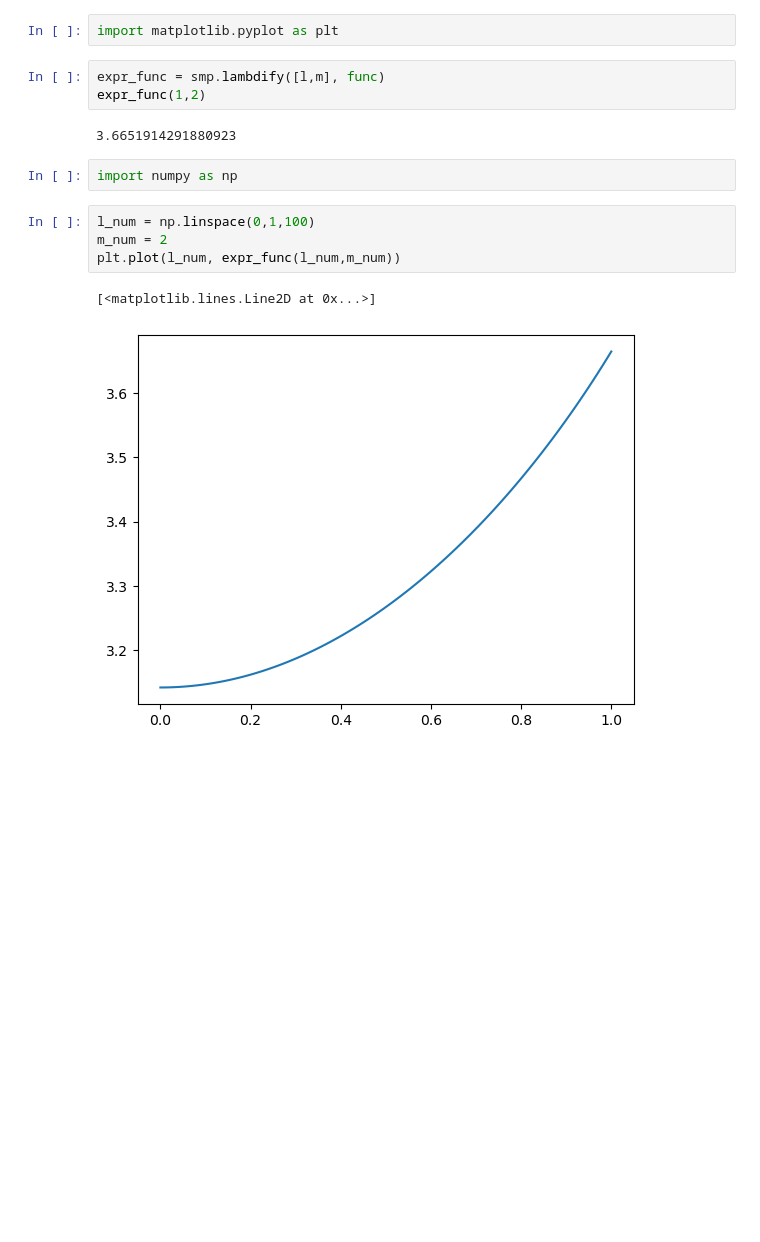
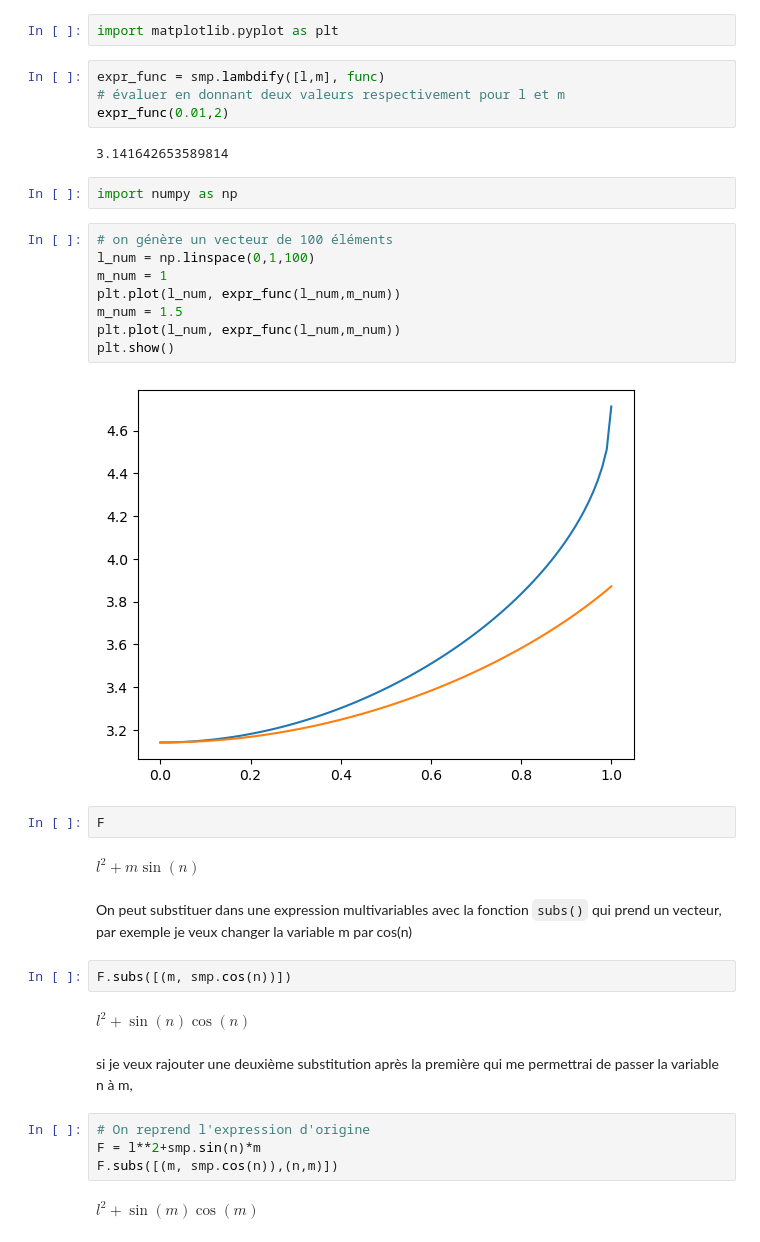
Before and after one commit to bzerourou/Python, a Jupyter notebook: sympy.ipynb, the cells around one changed output. Cells and saved outputs as stored; diff of their text form; blank space fills up the shorter version.

Commit message:
rajouter la fonction de substitution des expressions subs()

```diff
--- a/sympy.ipynb
+++ b/sympy.ipynb
@@ -143,15 +143,37 @@ $\displaystyle \operatorname{asin}{\left(\frac{l^{2}}{m} \right)} + \pi$
 import matplotlib.pyplot as plt
 # %%
 expr_func = smp.lambdify([l,m], func)
-expr_func(1,2)
+# évaluer en donnant deux valeurs respectivement pour l et m
+expr_func(0.01,2)
 # %% [output]
-3.6651914291880923
+3.141642653589814
 # %%
 import numpy as np
 # %%
+# on génère un vecteur de 100 éléments
 l_num = np.linspace(0,1,100)
-m_num = 2
+m_num = 1
 plt.plot(l_num, expr_func(l_num,m_num))
+m_num = 1.5
+plt.plot(l_num, expr_func(l_num,m_num))
+plt.show()
 # %% [output]
-[<matplotlib.lines.Line2D at 0x...>]
-[figure, old version]
+[figure, new version]
+# %%
+F
+# %% [output]
+$\displaystyle l^{2} + m \sin{\left(n \right)}$
+# %% [markdown]
+On peut substituer dans une expression multivariables avec la fonction `subs()` qui prend un vecteur, par exemple je veux changer la variable m par cos(n)
+# %%
+F.subs([(m, smp.cos(n))])
+# %% [output]
+$\displaystyle l^{2} + \sin{\left(n \right)} \cos{\left(n \right)}$
+# %% [markdown]
+si je veux rajouter une deuxième substitution après la première qui me permettrai de passer la variable n à m,
+# %%
+# On reprend l'expression d'origine
+F = l**2+smp.sin(n)*m
+F.subs([(m, smp.cos(n)),(n,m)])
+# %% [output]
+$\displaystyle l^{2} + \sin{\left(m \right)} \cos{\left(m \right)}$
```
Also changed, not shown: parts of 1 cell of this notebook.
